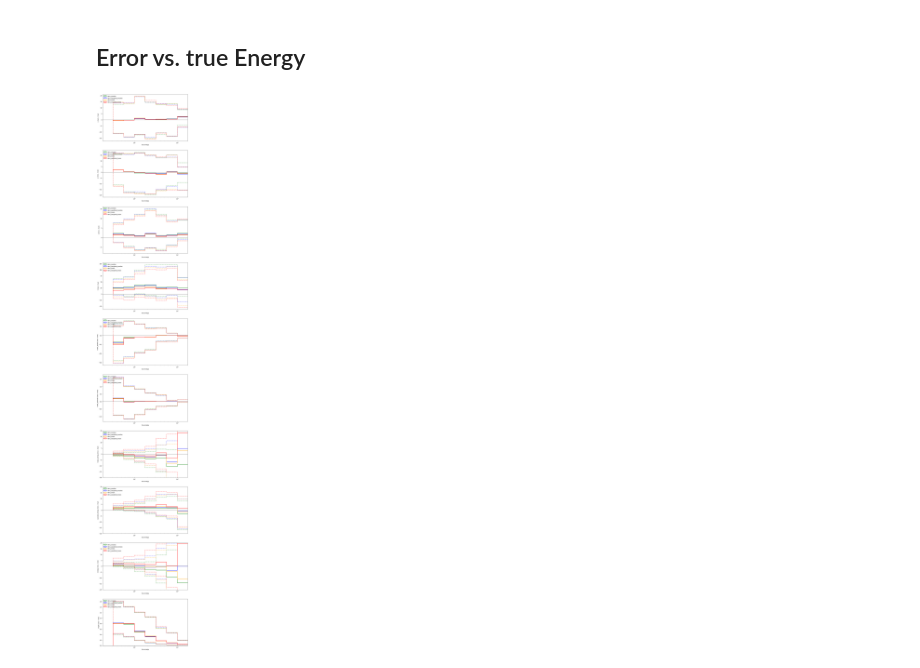
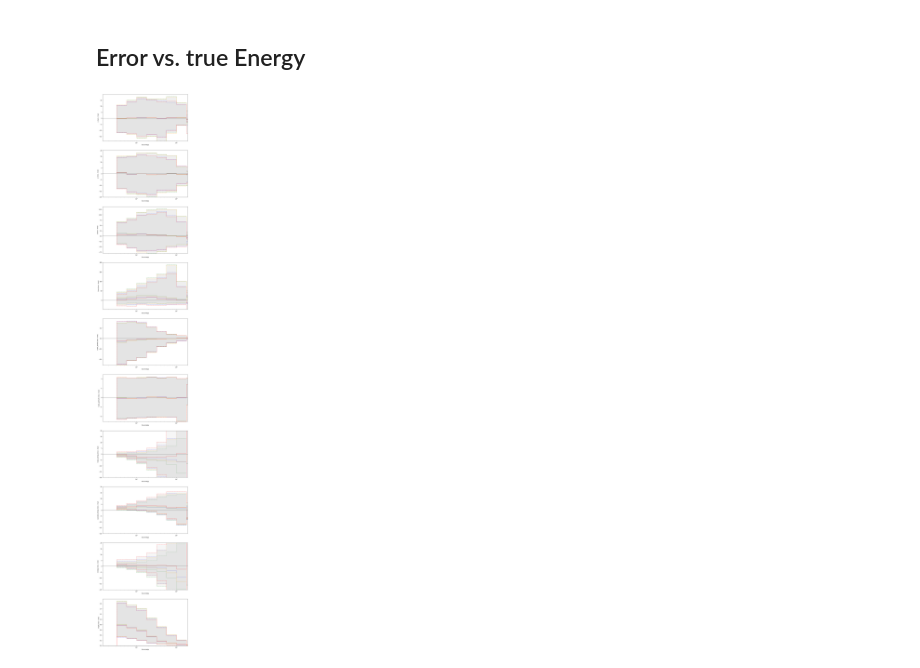
Before and after one commit to ts4051/retro, a Jupyter notebook: notebooks/resolutions.ipynb, the cells around one changed output. Drawn from its saved outputs; the diff is of its cells as text; code cells hidden in the pictures.

```diff
--- a/notebooks/resolutions.ipynb
+++ b/notebooks/resolutions.ipynb
@@ -337,0 +401,20 @@ energy width = 13.498, bias = -11.936
+# %%
+fig, axes = plt.subplots(figsize=(20, 15), ncols=3, nrows=3)
+
+
+for i, dim in enumerate(['x', 'y', 'z', 'time', 'track_zenith', 'track_azimuth', 'track_energy', 'cascade_energy', 'energy']):#, 'neutrino_energy']):
+    print dim
+    ax = axes[i/3,i%3]
+
+    err_dim = dim
+    events['retro_%s_logdelta'%err_dim] = np.log10(events['retro_%s_delta'%err_dim])
+
+    # diagonal
+    d = [np.nanmin(events[dim]),np.nanmax(events[dim])]
+    ax.plot(d,d, color='gray', linewidth=0.5)
+
+    events.plot_2d(fig, ax, dim, 'retro_%s_weighted_mean'%dim, c='retro_%s_logdelta'%err_dim, cmap='Spectral_r', s=0.3, alpha=1, cbar=True)
+    if 'energy' in dim:
+        ax.set_xscale('log')
+        ax.set_yscale('log')
+fig.savefig('error.png')
@@ -346,74 +440,54 @@ def angular_dist(theta1, theta2, phi1, phi2):
 # %%
 fig, axes = plt.subplots(figsize=(12, 80), ncols=1, nrows=10)
 plt.subplots_adjust(hspace = 0.2)
-
 
 res = []
 pegres = []
 speres = []
 
-def lower(x):
-    if len(x) == 0:
-        return 0
-    return np.percentile(np.nan_to_num(x), 16)
-def upper(x):
-    if len(x) == 0:
-        return 0
-    return np.percentile(np.nan_to_num(x), 84)
+for i, dim in enumerate(['x', 'y', 'z', 'time', 'track_zenith', 'track_azimuth', 'track_energy', 'cascade_energy', 'energy', 'angle']):
 
-for i, dim in enumerate(['x', 'y', 'z', 't', 'track_zenith', 'track_azimuth', 'track_energy', 'cascade_energy', 'energy', 'angle']):
-
-    ax1 = axes[i]#,0]
-    #ax2 = axes[i,1]
-    #ax3 = axes[i,2]
-
-    true_energy = np.nan_to_num(data['events']['energy'])
-
+    ax1 = axes[i]
+    true_energy = np.nan_to_num(events['energy'])
 
     #for reco, color in zip(['spefit', 'retro', 'pegleg'], ['green', 'blue', 'orange']):
     for reco, color, estimator in zip(['retro', 'retro', 'retro', 'retro'], ['green', 'blue', 'orange', 'red'], ['_median', '_weighted_median', '_mean', '_weighted_mean']):
         if not ('energy' in dim and reco == 'spefit'):
 
+            key = reco+'_'+dim+estimator
+            d_key = reco+'_d_'+dim+estimator
+            #print key
+
             if dim == 'angle':
-                data['events'][reco+'_d_'+dim+estimator] = angular_dist(data['events'][reco+'_track_zenith'+estimator], data['events']['track_zenith'], data['events'][reco+'_track_azimuth'+estimator], data['events']['track_azimuth'])
+                events[d_key] = angular_dist(events[reco+'_track_zenith'+estimator], events['track_zenith'], events[reco+'_track_azimuth'+estimator], events['track_azimuth'])
             else:
-                data['events'][reco+'_d_'+dim+estimator] = data['events'][reco+'_'+dim+estimator] - data['events'][dim]
+                events[d_key] = events[key] - events[dim]
 
             if 'azimuth' in dim:
-                data['events'][reco+'_d_'+dim+estimator]  = (data['events'][reco+'_d_'+dim+estimator] + np.pi)%(2*np.pi) - np.pi
+                events[d_key]  = (events[key] + np.pi)%(2*np.pi) - np.pi
 
-            #ax1.errorbar(true_energy, data['events'][reco+'_d_'+dim], marker='.', c=color, markersize=2, ls='', alpha=0.5)
 
-            data.translate(var=reco+'_d_'+dim+estimator, source='events', dest='e_bins',function=np.median)
-            data.translate(var=reco+'_d_'+dim+estimator, source='events', dest='e_bins',function=upper, dest_var=reco+'_d_'+dim+estimator+'_upper')
-            data.translate(var=reco+'_d_'+dim+estimator, source='events', dest='e_bins',function=lower, dest_var=reco+'_d_'+dim+estimator+'_lower')
+            hists_e[d_key] = events.histogram(d_key, function=np.percentile, q=50)
+            hists_e[d_key+'_upper'] = events.histogram(d_key, function=np.percentile, q=84)
+            hists_e[d_key+'_lower'] = events.histogram(d_key, function=np.percentile, q=16)
 
-            ax1.hist(0.5*(data['e_bins']['energy'][:-1] + data['e_bins']['energy'][1:]), bins=data['e_bins']['energy'], weights=np.nan_to_num(data['e_bins'][reco+'_d_'+dim+estimator]), histtype='step', lw=2, color=color,label=reco+estimator)
-            ax1.hist(0.5*(data['e_bins']['energy'][:-1] + data['e_bins']['energy'][1:]), bins=data['e_bins']['energy'], weights=np.nan_to_num(data['e_bins'][reco+'_d_'+dim+estimator+'_upper']), histtype='step', lw=2, color=color, ls=':')
-            ax1.hist(0.5*(data['e_bins']['energy'][:-1] + data['e_bins']['energy'][1:]), bins=data['e_bins']['energy'], weights=np.nan_to_num(data['e_bins'][reco+'_d_'+dim+estimator+'_lower']), histtype='step', lw=2, color=color, ls=':')
+            hists_e.plot_step(fig, ax1, d_key, histtype='step', color=color, label=estimator)
+            hists_e.plot_step(fig, ax1, d_key+'_lower', histtype='step', color=color, linestyle='--')
+            hists_e.plot_step(fig, ax1, d_key+'_upper', histtype='step', color=color, linestyle='--')
+            hists_e.plot_band(fig, ax1, d_key+'_lower', d_key+'_upper', color='lightgray', alpha=0.2, label=estimator)
 
 
     ax1.set_xlabel('true energy')
-    ax1.legend(loc='upper left',ncol=1, frameon=False,numpoints=1,fontsize=10)
 
     if 'energy' in dim:
         ax1.set_ylim(-20, 20)
-    #    ax1.set_ylabel('%s (reco - true)/true'%dim)
-    #else:
+
     ax1.set_ylabel('%s (reco - true)'%dim)
-
     ax1.set_xscale('log')
-
     ax1.set_xlim(true_energy[true_energy != 0].min(), true_energy.max())
-
-    #vmax = np.percentile(np.abs(x_reco - x_true),95)
-
-    #vmax = np.max(np.abs(np.nan_to_num(data['e_bins']['retro_d_'+dim+'_lower'])))
-    #vmax = max(vmax, np.max(np.abs(np.nan_to_num(data['e_bins']['retro_d_'+dim+'_upper']))))
-
-    #ax1.set_ylim(-vmax, vmax)
+    ax1.legend(loc='upper left',ncol=1, frameon=True,numpoints=1,fontsize=10)
 
     ax1.plot([0.01,1000],[0,0],ls='-', c='gray')
     plt.savefig('estimators.png')
 # %% [output]
-[figure, old version]
+[figure, new version]
```
Also changed, not shown: parts of 14 cells of this notebook, 1 other file.
